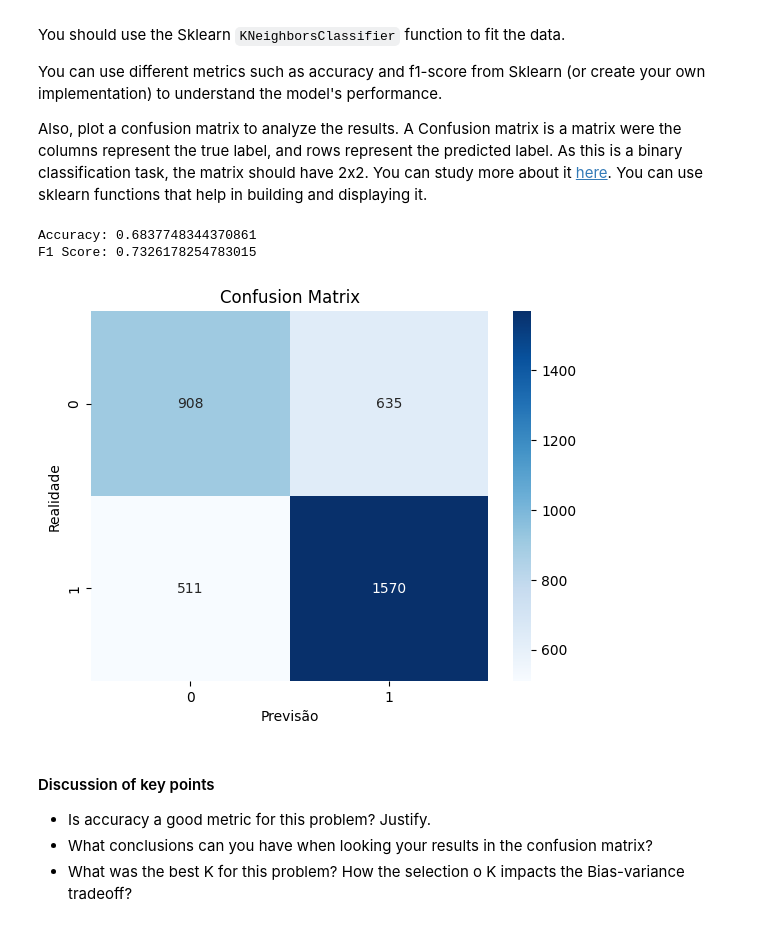
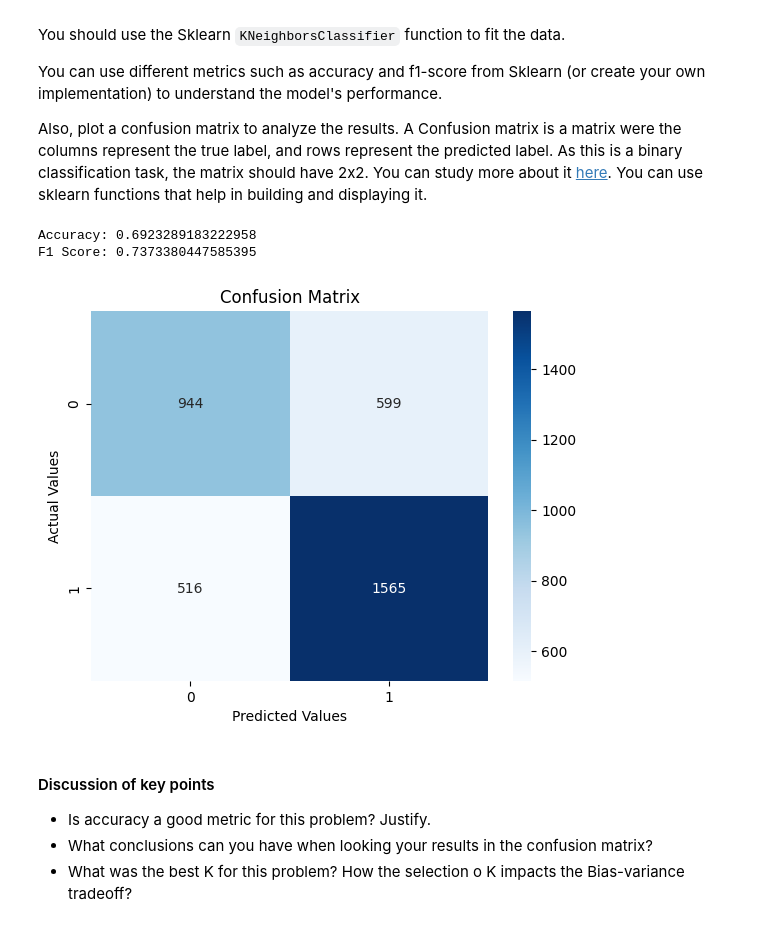
Before and after one commit to TheDeas343/MC886, a Jupyter notebook: Projects/P1/MC886_T1.ipynb, the cells around one changed output. Drawn from its saved outputs; the diff is of its cells as text; code cells hidden in the pictures.

```diff
--- a/Projects/P1/MC886_T1.ipynb
+++ b/Projects/P1/MC886_T1.ipynb
@@ -796,6 +796,6 @@ Com isso, vamos retirar as seguintes colunas: **Bar, age, CarryAway, toCoupon_GE
 # %%
 
-colunas_para_remover = ['Bar', 'age', 'CarryAway', 'toCoupon_GEQ5min', 'has_children', 'temperature']
+colunas_para_remover = ['Restaurant20To50', 'RestaurantLessThan20', 'CarryAway', 'education', 'age', 'gender', 'direction_opp']
 
 X_train = X_train.drop(colunas_para_remover, axis=1)
 X_test = X_test.drop(colunas_para_remover, axis=1)
@@ -886,18 +886,18 @@ f1 = f1_score(y_test, y_pred)
 print("Accuracy:", accuracy)
 print("F1 Score:", f1)
 # %% [output]
-Accuracy: 0.6837748344370861
-F1 Score: 0.7326178254783015
+Accuracy: 0.6923289183222958
+F1 Score: 0.7373380447585395
 # %%
-# Plotar a matriz de confusão
+
 conf_matrix = confusion_matrix(y_test, y_pred)
 sns.heatmap(conf_matrix, annot=True, cmap='Blues', fmt='g')
-plt.xlabel('Previsão')
-plt.ylabel('Realidade')
+plt.xlabel('Predicted Values')
+plt.ylabel('Actual Values')
 plt.title('Confusion Matrix')
 plt.show()
 # %% [output]
-[figure, old version]
+[figure, new version]
 # %% [markdown]
 #### Discussion of key points
 
```
Also changed, not shown: parts of 17 cells of this notebook.
